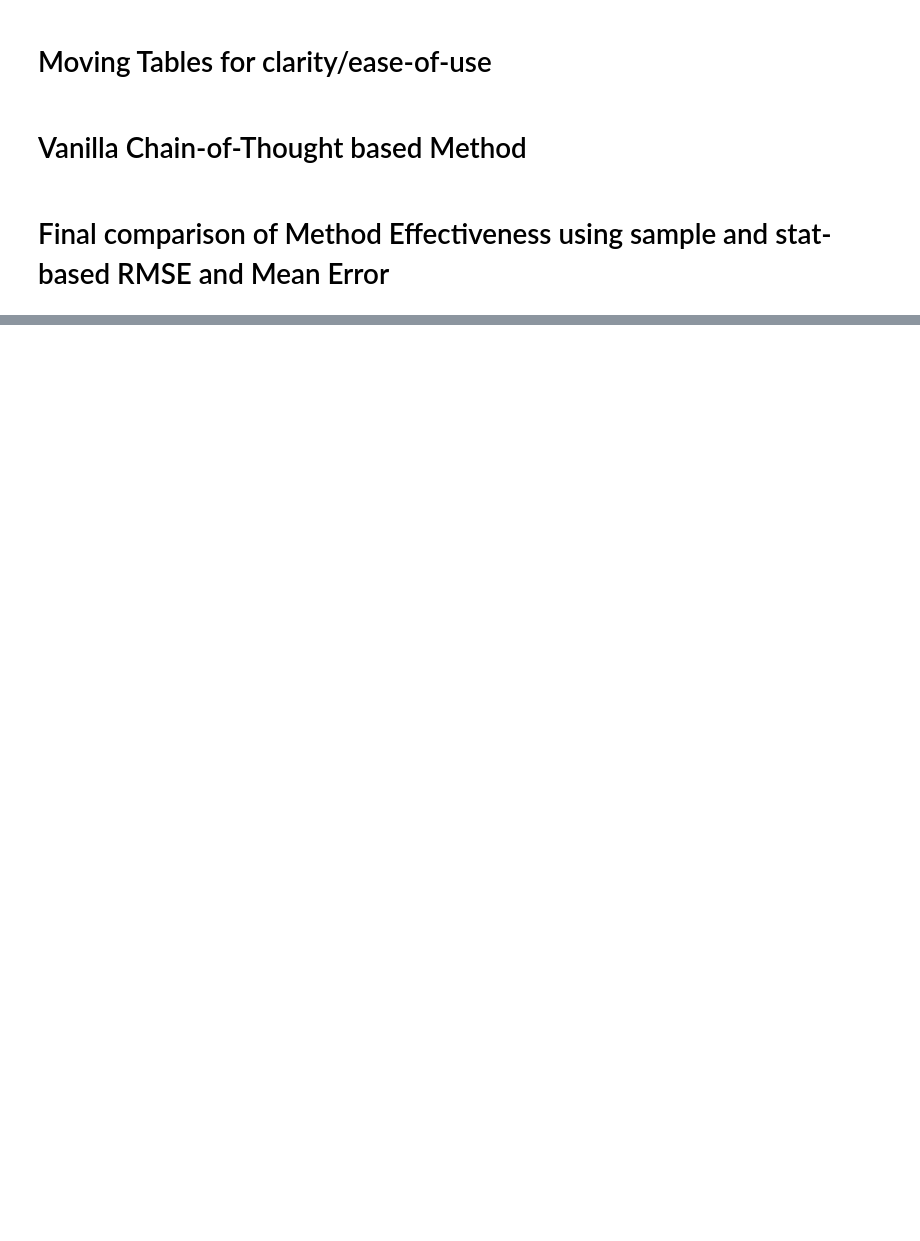
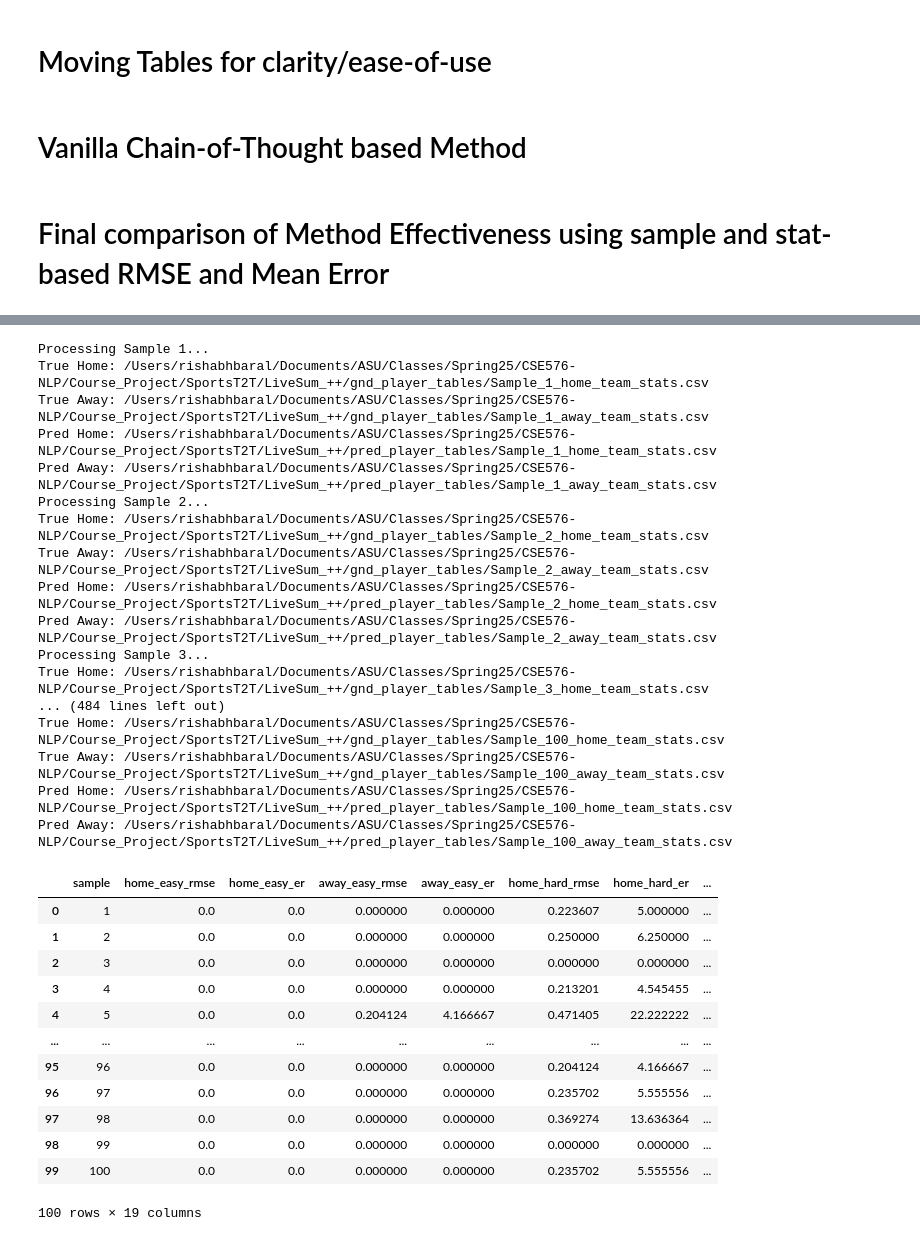
Before and after one commit to rishabhbaral-asu/SportsBench, a Jupyter notebook: LiveSum_++/gemini.ipynb, the cells around one changed output, grey strips where cells are left out. Drawn from its saved outputs; the diff is of its cells as text; code cells hidden in the pictures; blank space fills up the shorter version.

Commit message:
Saved Gemini.ipynb

```diff
--- a/LiveSum_++/gemini.ipynb
+++ b/LiveSum_++/gemini.ipynb
@@ -463,3 +429,20 @@ for file_name in os.listdir(source_dir):
+# %%
+def save_output_to_file_vanilla(output_text, player_name, sample_number, output_dir_param=OUTPUT_DIR):
+    os.makedirs(output_dir_param, exist_ok=True)
+    filename = f"sample_{sample_number+1}_{player_name.replace(' ', '_')}.txt"
+    file_path = os.path.join(output_dir_param, filename)
+    with open(file_path, "w", encoding="utf-8") as f:
+        f.write(output_text.strip())
+# %%
+def get_model_response_vanilla(prompt, player_name, sample_number):
+    try:
+        # Generate response
+        response = model.generate_content(prompt)
+        save_output_to_file_vanilla(response.text, player_name, sample_number)  # Save to file
+        return response.text
+    except Exception as e:
+        print(f"Error calling Gemini API for player {player_name}: {e}")
+        return None
 # %%
 #Re-running the player commentary using Vanilla COT
 def generate_prompt_for_player_vanilla(player_name, statements):
@@ -522,8 +505,7 @@ def generate_prompt_for_player_vanilla(player_name, statements):
 # Part 2 & 3: Process each sample, extract events, generate prompts, call API, parse, and save
 #min(NUM_SAMPLES_TO_PROCESS, len(train_df))
 import time
-OUTPUT_DIR = "./player_stats_output_gemini_vanilla/"
-
+os.makedirs(OUTPUT_DIR, exist_ok=True)  # Create output directory if it doesn't exist
 for i in range(min(NUM_SAMPLES_TO_PROCESS, len(train_df))):
     print(f"\n--- Processing Sample {i+1} ---")
     sample_row = train_df.iloc[i]
@@ -559,7 +541,7 @@ for i in range(min(NUM_SAMPLES_TO_PROCESS, len(train_df))):
         if counter % 2 == 0:
             time.sleep(60)
         counter += 1
-        response_content = get_model_response(player_prompt, player, i)
+        response_content = get_model_response_vanilla(player_prompt, player, i)
 
         if response_content:
             # Parse the table from the response
@@ -585,7 +567,7 @@ for i in range(min(NUM_SAMPLES_TO_PROCESS, len(train_df))):
         if counter % 2 == 0:
             time.sleep(60)
         counter += 1
-        response_content = get_model_response(player_prompt, player, i)
+        response_content = get_model_response_vanilla(player_prompt, player, i)
 
         if response_content:
             # Parse table
@@ -748,0 +728,3 @@ pred_dir = "LiveSum++/pred_player_tables"
+# %%
+gnd_dir = "/Users/rishabhbaral/Documents/ASU/Classes/Spring25/CSE576-NLP/Course_Project/SportsT2T/LiveSum_++/gnd_player_tables"
+pred_dir = "/Users/rishabhbaral/Documents/ASU/Classes/Spring25/CSE576-NLP/Course_Project/SportsT2T/LiveSum_++/pred_player_tables"
@@ -760,7 +755,11 @@ for i in range(1, 101):  # Sample indices 1 to 100
 
         pred_file_home = os.path.join(pred_dir, f"Sample_{i}_home_team_stats.csv")
         pred_file_away = os.path.join(pred_dir, f"Sample_{i}_away_team_stats.csv")
-
+        print(f"Processing Sample {i}...")
+        print(f"True Home: {true_file_home}")
+        print(f"True Away: {true_file_away}")
+        print(f"Pred Home: {pred_file_home}")
+        print(f"Pred Away: {pred_file_away}")
         # Load files
         df_true_home = pd.read_csv(true_file_home)
         df_true_away = pd.read_csv(true_file_away)
@@ -776,32 +775,63 @@ for i in range(1, 101):  # Sample indices 1 to 100
 
         for cat in ['easy', 'hard', 'medium', 'average']:
             h_val = result_home.get(cat, [None, None])
             a_val = result_away.get(cat, [None, None])
             combined_result[f'home_{cat}_rmse'] = h_val[0]
             combined_result[f'home_{cat}_er'] = h_val[1]
             combined_result[f'away_{cat}_rmse'] = a_val[0]
             combined_result[f'away_{cat}_er'] = a_val[1]
 
         # Add missing column counts
         combined_result['missing columns home'] = result_home.get('missing columns', None)
         combined_result['missing columns away'] = result_away.get('missing columns', None)
 
         results.append(combined_result)
 
     except Exception as e:
         # Handle and log errors for the sample
         results.append({
             'sample': i,
             'error': str(e)
         })
 
 # Convert to DataFrame
 df_results = pd.DataFrame(results)
 
 # Optional: Reorder columns so 'sample' comes first
 ordered_cols = ['sample'] + [col for col in df_results.columns if col != 'sample']
 df_results = df_results[ordered_cols]
 
 # View or save
-print(df_results.head())
-# df_results.to_csv('evaluation_summary_home_away_split.csv', index=False)
+display(df_results)
+df_results.to_csv('evaluation_summary_home_away_split.csv', index=False)
+# %% [output]
+Processing Sample 1...
+True Home: /Users/rishabhbaral/Documents/ASU/Classes/Spring25/CSE576-NLP/Course_Project/SportsT2T/LiveSum_++/gnd_player_tables/Sample_1_home_team_stats.csv
+True Away: /Users/rishabhbaral/Documents/ASU/Classes/Spring25/CSE576-NLP/Course_Project/SportsT2T/LiveSum_++/gnd_player_tables/Sample_1_away_team_stats.csv
+Pred Home: /Users/rishabhbaral/Documents/ASU/Classes/Spring25/CSE576-NLP/Course_Project/SportsT2T/LiveSum_++/pred_player_tables/Sample_1_home_team_stats.csv
+Pred Away: /Users/rishabhbaral/Documents/ASU/Classes/Spring25/CSE576-NLP/Course_Project/SportsT2T/LiveSum_++/pred_player_tables/Sample_1_away_team_stats.csv
+Processing Sample 2...
+True Home: /Users/rishabhbaral/Documents/ASU/Classes/Spring25/CSE576-NLP/Course_Project/SportsT2T/LiveSum_++/gnd_player_tables/Sample_2_home_team_stats.csv
+True Away: /Users/rishabhbaral/Documents/ASU/Classes/Spring25/CSE576-NLP/Course_Project/SportsT2T/LiveSum_++/gnd_player_tables/Sample_2_away_team_stats.csv
+Pred Home: /Users/rishabhbaral/Documents/ASU/Classes/Spring25/CSE576-NLP/Course_Project/SportsT2T/LiveSum_++/pred_player_tables/Sample_2_home_team_stats.csv
+Pred Away: /Users/rishabhbaral/Documents/ASU/Classes/Spring25/CSE576-NLP/Course_Project/SportsT2T/LiveSum_++/pred_player_tables/Sample_2_away_team_stats.csv
+Processing Sample 3...
+True Home: /Users/rishabhbaral/Documents/ASU/Classes/Spring25/CSE576-NLP/Course_Project/SportsT2T/LiveSum_++/gnd_player_tables/Sample_3_home_team_stats.csv
+... (484 lines left out)
+True Home: /Users/rishabhbaral/Documents/ASU/Classes/Spring25/CSE576-NLP/Course_Project/SportsT2T/LiveSum_++/gnd_player_tables/Sample_100_home_team_stats.csv
+True Away: /Users/rishabhbaral/Documents/ASU/Classes/Spring25/CSE576-NLP/Course_Project/SportsT2T/LiveSum_++/gnd_player_tables/Sample_100_away_team_stats.csv
+Pred Home: /Users/rishabhbaral/Documents/ASU/Classes/Spring25/CSE576-NLP/Course_Project/SportsT2T/LiveSum_++/pred_player_tables/Sample_100_home_team_stats.csv
+Pred Away: /Users/rishabhbaral/Documents/ASU/Classes/Spring25/CSE576-NLP/Course_Project/SportsT2T/LiveSum_++/pred_player_tables/Sample_100_away_team_stats.csv
+|  | sample | home_easy_rmse | home_easy_er | away_easy_rmse | away_easy_er | home_hard_rmse | home_hard_er | ... |
+| 0 | 1 | 0.0 | 0.0 | 0.000000 | 0.000000 | 0.223607 | 5.000000 | ... |
+| 1 | 2 | 0.0 | 0.0 | 0.000000 | 0.000000 | 0.250000 | 6.250000 | ... |
+| 2 | 3 | 0.0 | 0.0 | 0.000000 | 0.000000 | 0.000000 | 0.000000 | ... |
+| 3 | 4 | 0.0 | 0.0 | 0.000000 | 0.000000 | 0.213201 | 4.545455 | ... |
+| 4 | 5 | 0.0 | 0.0 | 0.204124 | 4.166667 | 0.471405 | 22.222222 | ... |
+| ... | ... | ... | ... | ... | ... | ... | ... | ... |
+| 95 | 96 | 0.0 | 0.0 | 0.000000 | 0.000000 | 0.204124 | 4.166667 | ... |
+| 96 | 97 | 0.0 | 0.0 | 0.000000 | 0.000000 | 0.235702 | 5.555556 | ... |
+| 97 | 98 | 0.0 | 0.0 | 0.000000 | 0.000000 | 0.369274 | 13.636364 | ... |
+| 98 | 99 | 0.0 | 0.0 | 0.000000 | 0.000000 | 0.000000 | 0.000000 | ... |
+| 99 | 100 | 0.0 | 0.0 | 0.000000 | 0.000000 | 0.235702 | 5.555556 | ... |
+100 rows × 19 columns
```
Also changed, not shown: parts of 9 cells of this notebook.
